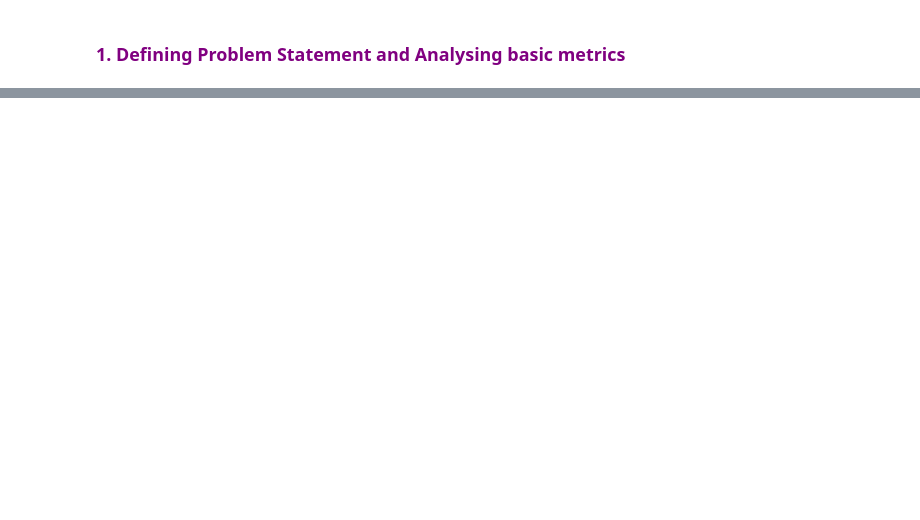
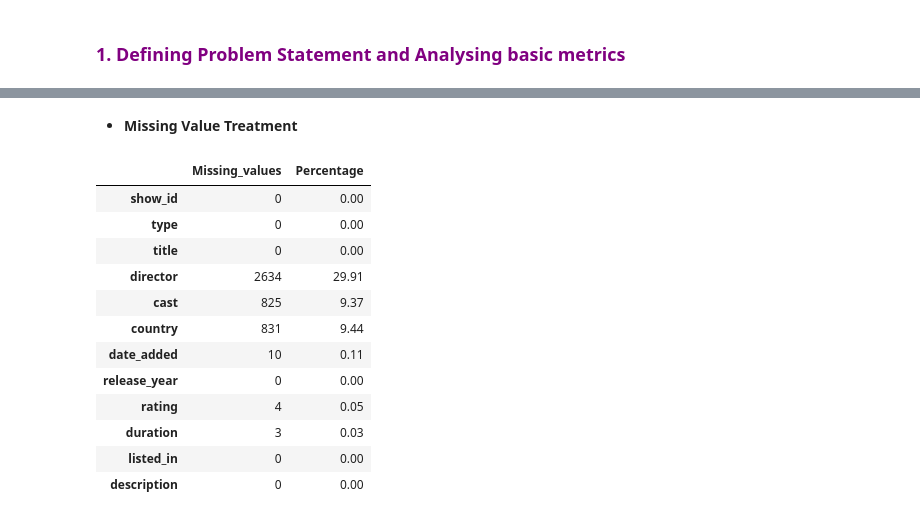
Before and after one commit to hemalatham236/Netflix--Data-Exploration-and-Visualisation, a Jupyter notebook: Netflix_Data_Exploration_and_Visualisation.ipynb, the cells around one changed output, grey strips where cells are left out. Drawn from its saved outputs; the diff is of its cells as text; code cells hidden in the pictures; blank space fills up the shorter version.

```diff
--- a/Netflix_Data_Exploration_and_Visualisation.ipynb
+++ b/Netflix_Data_Exploration_and_Visualisation.ipynb
@@ -44,0 +94,20 @@ df.describe(include = "object")
+# %% [markdown]
+- **Missing Value Treatment**
+# %%
+df_missing =  pd.DataFrame({"Missing_values": df.isnull().sum(), "Percentage": round(df.isnull().sum()/len(df)*100, 2)})
+# %%
+df_missing
+# %% [output]
+|  | Missing_values | Percentage |
+| show_id | 0 | 0.00 |
+| type | 0 | 0.00 |
+| title | 0 | 0.00 |
+| director | 2634 | 29.91 |
+| cast | 825 | 9.37 |
+| country | 831 | 9.44 |
+| date_added | 10 | 0.11 |
+| release_year | 0 | 0.00 |
+| rating | 4 | 0.05 |
+| duration | 3 | 0.03 |
+| listed_in | 0 | 0.00 |
+| description | 0 | 0.00 |
```
Also changed, not shown: parts of 38 cells of this notebook, 2 other files.
